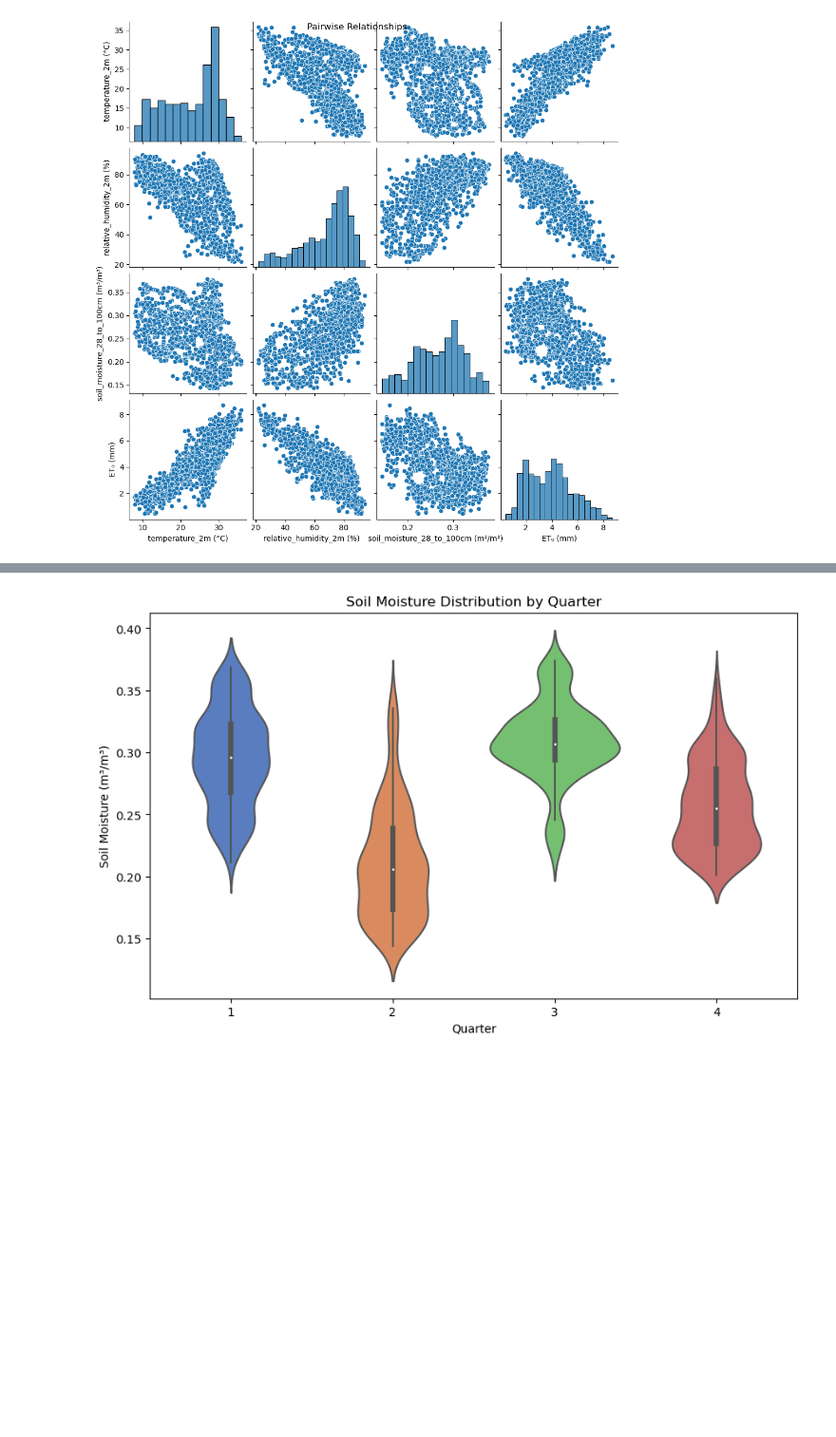
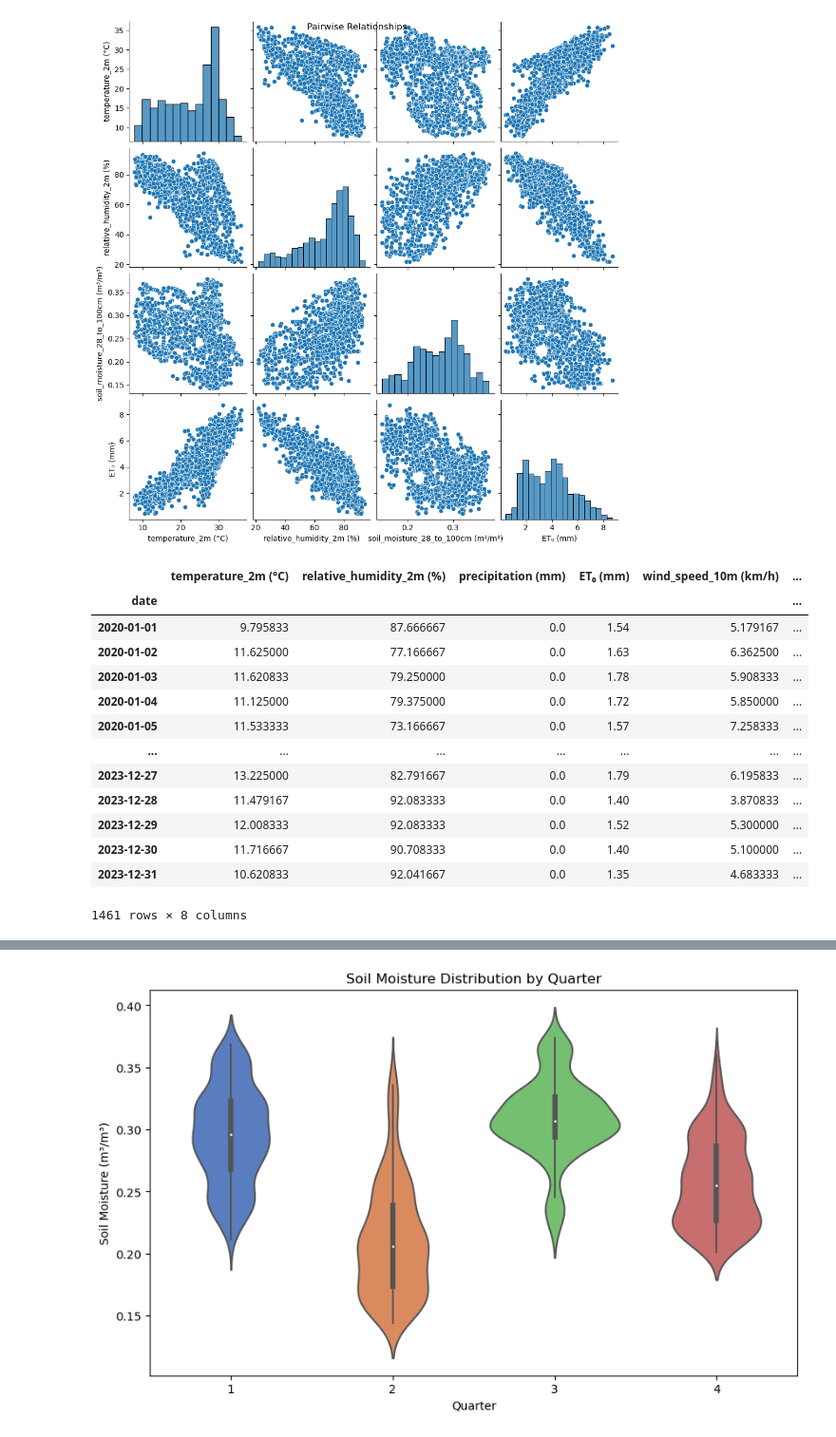
Before and after one commit to Godwin-Oti/Smart-Irrigation-System, a Jupyter notebook: Punjab_India/PUNJAB_2.ipynb, the cells around one changed output, grey strips where cells are left out. Shown at 95% size. Saved outputs shown, nothing was run; the diff lists cells and outputs as text; code cells hidden in the pictures; blank space fills up the shorter version.

```diff
--- a/Punjab_India/PUNJAB_2.ipynb
+++ b/Punjab_India/PUNJAB_2.ipynb
@@ -630,4 +401,21 @@ use_inf_as_na option is deprecated and will be removed in a future version. Conv
 
 use_inf_as_na option is deprecated and will be removed in a future version. Convert inf values to NaN before operating instead.
 [figure]
+# %%
+punjab_daily_data
+# %% [output]
+|  | temperature_2m (°C) | relative_humidity_2m (%) | precipitation (mm) | ET₀ (mm) | wind_speed_10m (km/h) | ... |
+| date |  |  |  |  |  | ... |
+| 2020-01-01 | 9.795833 | 87.666667 | 0.0 | 1.54 | 5.179167 | ... |
+| 2020-01-02 | 11.625000 | 77.166667 | 0.0 | 1.63 | 6.362500 | ... |
+| 2020-01-03 | 11.620833 | 79.250000 | 0.0 | 1.78 | 5.908333 | ... |
+| 2020-01-04 | 11.125000 | 79.375000 | 0.0 | 1.72 | 5.850000 | ... |
+| 2020-01-05 | 11.533333 | 73.166667 | 0.0 | 1.57 | 7.258333 | ... |
+| ... | ... | ... | ... | ... | ... | ... |
+| 2023-12-27 | 13.225000 | 82.791667 | 0.0 | 1.79 | 6.195833 | ... |
+| 2023-12-28 | 11.479167 | 92.083333 | 0.0 | 1.40 | 3.870833 | ... |
+| 2023-12-29 | 12.008333 | 92.083333 | 0.0 | 1.52 | 5.300000 | ... |
+| 2023-12-30 | 11.716667 | 90.708333 | 0.0 | 1.40 | 5.100000 | ... |
+| 2023-12-31 | 10.620833 | 92.041667 | 0.0 | 1.35 | 4.683333 | ... |
+1461 rows × 8 columns
 # %%
```
Also changed, not shown: parts of 85 cells of this notebook, 4 other files.
